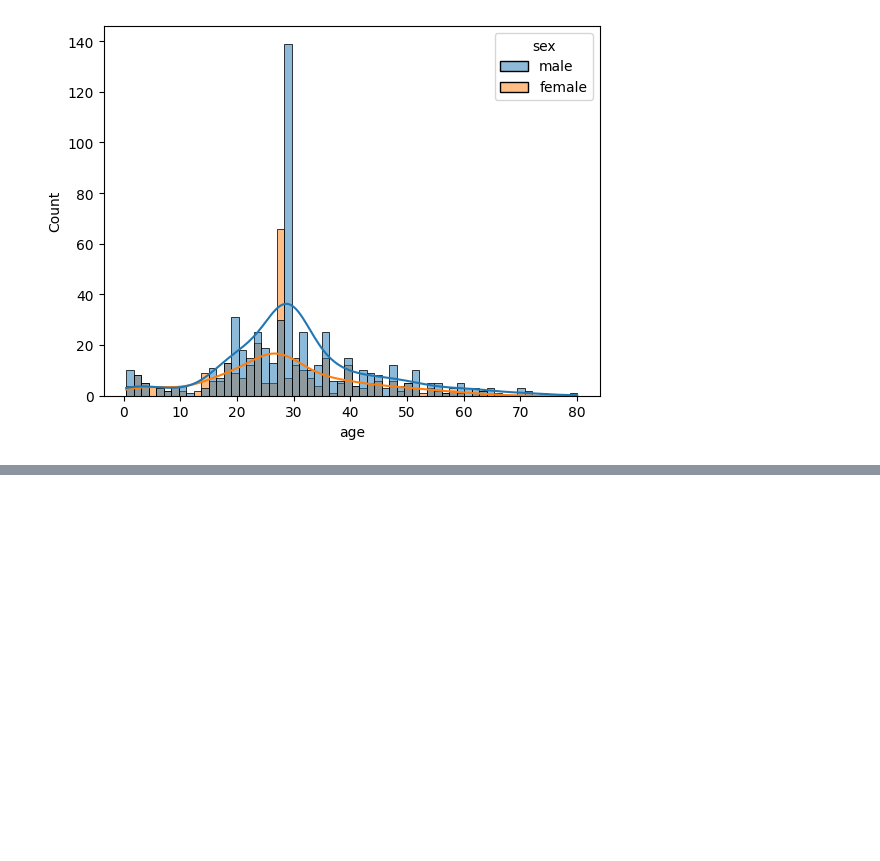
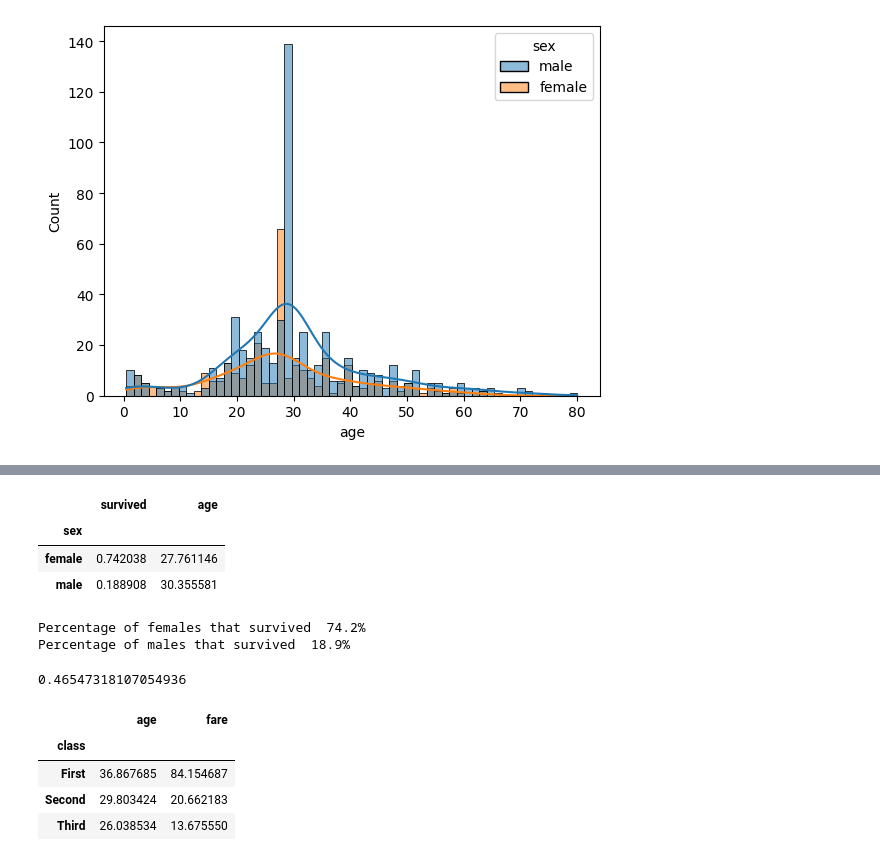
Before and after one commit to SCGlass/Data-Processing-Sam-Glass, a Jupyter notebook: Code-Alongs/L1_missing_aggregations.ipynb, the cells around one changed output, grey strips where cells are left out. Saved outputs shown, nothing was run; the diff lists cells and outputs as text; code cells hidden in the pictures; blank space fills up the shorter version.

```diff
--- a/Code-Alongs/L1_missing_aggregations.ipynb
+++ b/Code-Alongs/L1_missing_aggregations.ipynb
@@ -251,0 +270,31 @@ sns.histplot(data = titanic, x ="age", kde = True, hue = "sex", bins =60)
+# %%
+# TODO examine this deprecation with numeric only
+survivors =  titanic.groupby("sex").mean(numeric_only=True)[["survived", "age"]]
+survivors
+# %% [output]
+|  | survived | age |
+| sex |  |  |
+| female | 0.742038 | 27.761146 |
+| male | 0.188908 | 30.355581 |
+# %%
+survived_females_percentage = 100 * survivors.loc["female", "survived"]
+survived_males_percentage = 100 * survivors.loc["male", "survived"]
+
+print(f"Percentage of females that survived {survived_females_percentage: .1f}%")
+print(f"Percentage of males that survived {survived_males_percentage: .1f}%")
+# %% [output]
+Percentage of females that survived  74.2%
+Percentage of males that survived  18.9%
+# %%
+
+survivors["survived"].mean()
+# %% [output]
+0.46547318107054936
+# %%
+titanic.groupby("class")[["age","fare"]].mean()
+# %% [output]
+|  | age | fare |
+| class |  |  |
+| First | 36.867685 | 84.154687 |
+| Second | 29.803424 | 20.662183 |
+| Third | 26.038534 | 13.675550 |
```
Also changed, not shown: parts of 4 cells of this notebook.
